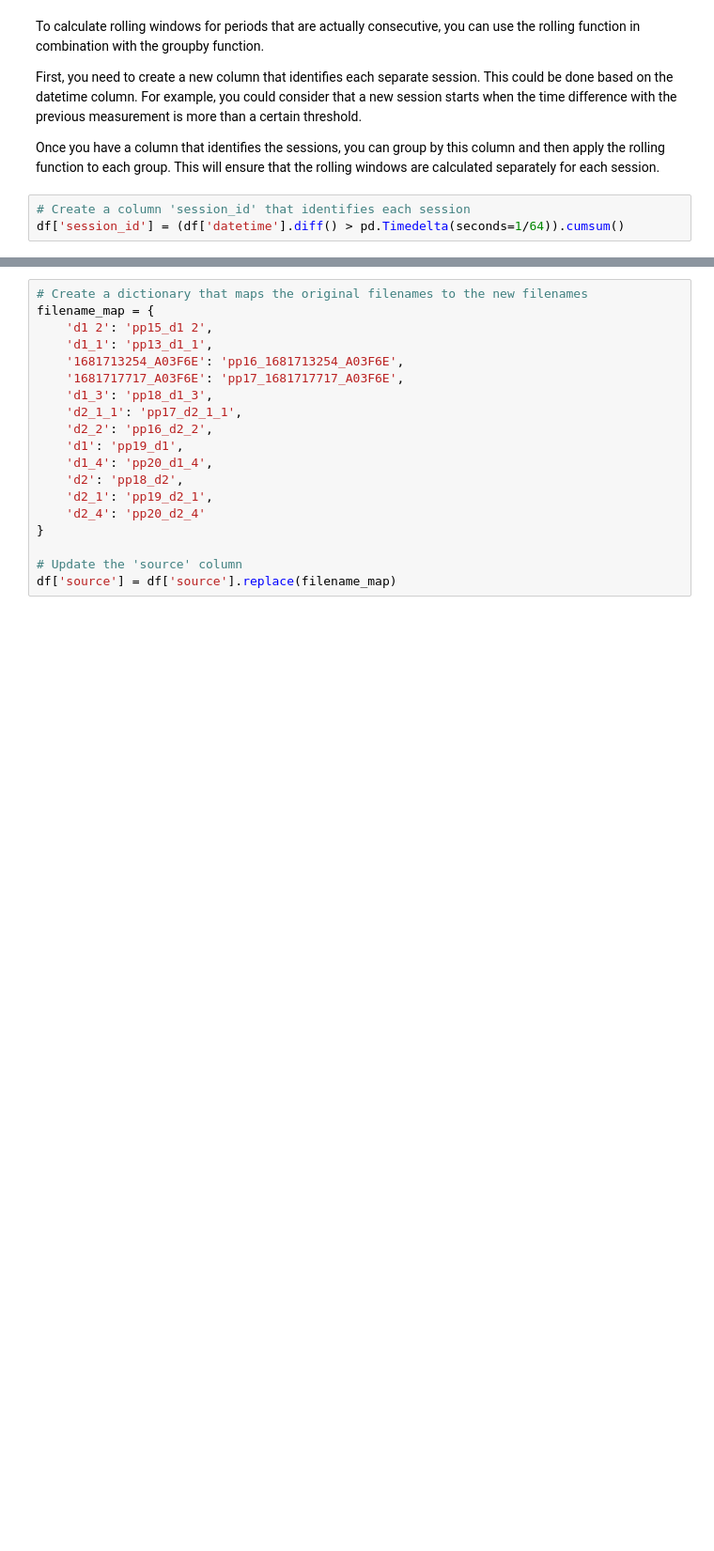
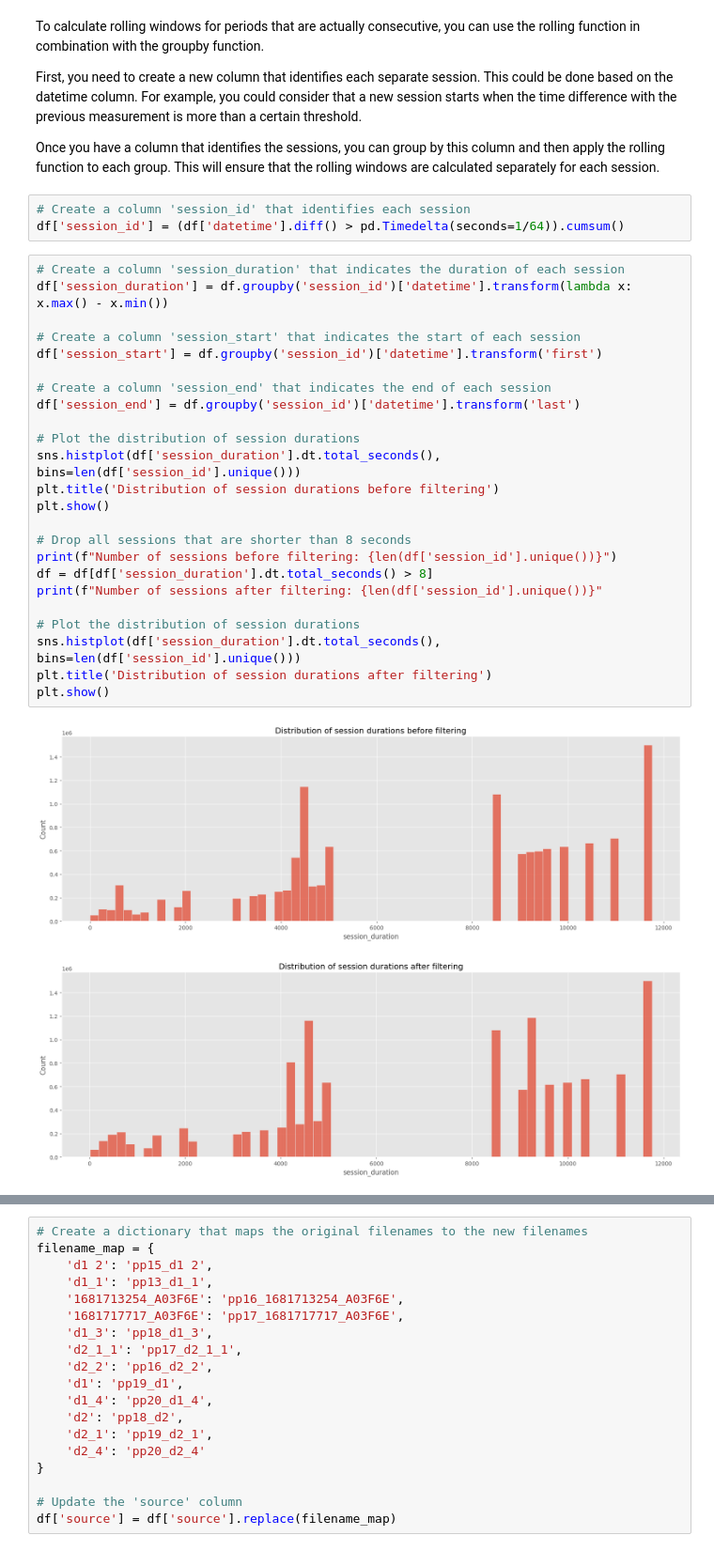
Before and after one commit to koenraijer/IP-TNT, a Jupyter notebook: 06_feature_engineering.ipynb, the cells around one changed output, grey strips where cells are left out. Shown at 94% size. Saved outputs shown, nothing was run; the diff lists cells and outputs as text; blank space fills up the shorter version.

```diff
--- a/06_feature_engineering.ipynb
+++ b/06_feature_engineering.ipynb
@@ -34,4 +139,31 @@ Once you have a column that identifies the sessions, you can group by this colum
 # %%
 # Create a column 'session_id' that identifies each session
 df['session_id'] = (df['datetime'].diff() > pd.Timedelta(seconds=1/64)).cumsum()
+# %%
+# Create a column 'session_duration' that indicates the duration of each session
+df['session_duration'] = df.groupby('session_id')['datetime'].transform(lambda x: x.max() - x.min())
+
+# Create a column 'session_start' that indicates the start of each session
+df['session_start'] = df.groupby('session_id')['datetime'].transform('first')
+
+# Create a column 'session_end' that indicates the end of each session
+df['session_end'] = df.groupby('session_id')['datetime'].transform('last')
+
+# Plot the distribution of session durations
+sns.histplot(df['session_duration'].dt.total_seconds(), bins=len(df['session_id'].unique()))
+plt.title('Distribution of session durations before filtering')
+plt.show()
+
+# Drop all sessions that are shorter than 8 seconds
+print(f"Number of sessions before filtering: {len(df['session_id'].unique())}")
+df = df[df['session_duration'].dt.total_seconds() > 8]
+print(f"Number of sessions after filtering: {len(df['session_id'].unique())}"
+
+# Plot the distribution of session durations
+sns.histplot(df['session_duration'].dt.total_seconds(), bins=len(df['session_id'].unique()))
+plt.title('Distribution of session durations after filtering')
+plt.show()
+# %% [output]
+[figure, added]
+[figure, added]
 # %%
```
Also changed, not shown: parts of 9 cells of this notebook, 8 other files.
